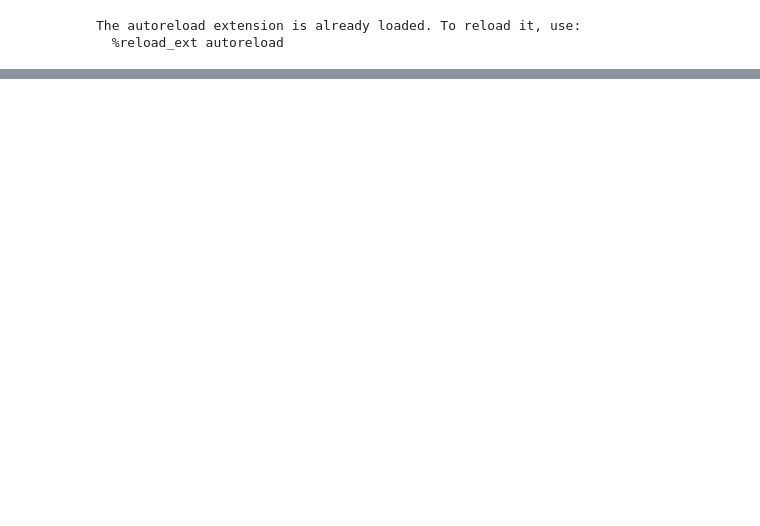
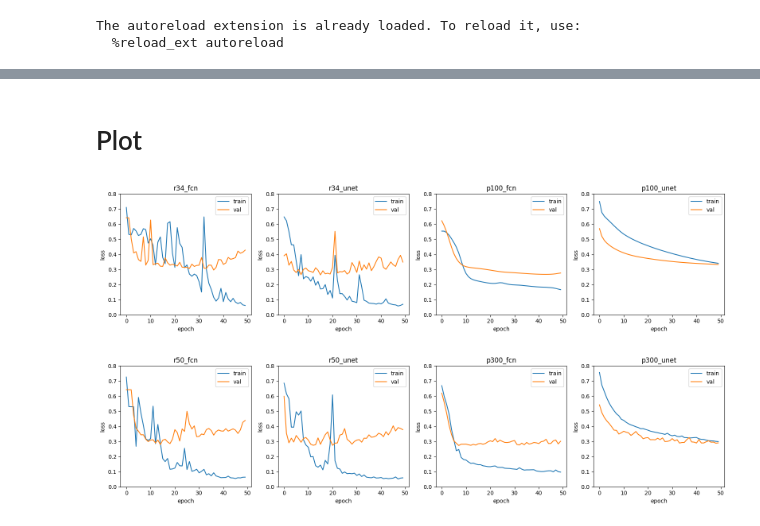
Before and after one commit to hk-kaden-kim/S2-CloudCover, a Jupyter notebook: model_analysis.ipynb, the cells around one changed output, grey strips where cells are left out. Cells and saved outputs as stored; diff of their text form; code cells hidden in the pictures; blank space fills up the shorter version.

```diff
--- a/model_analysis.ipynb
+++ b/model_analysis.ipynb
@@ -96,0 +18,14 @@ RuntimeError: Sizes of tensors must match except in dimension 1. Expected size 4
+# %% [markdown]
+# Plot
+# %%
+plots = [r34_fcn, r34_unet, p100_fcn, p100_unet]
+loss_plot(plots)
+
+plots = [r50_fcn, r50_unet, p300_fcn, p300_unet]
+loss_plot(plots)
+
+# plots = [l_r50_unet, l_p300_unet]
+# loss_plot(plots, tran_n_step=333)
+# %% [output]
+[figure, added]
+[figure, added]
```
Also changed, not shown: parts of 13 cells of this notebook, 2 other files.
